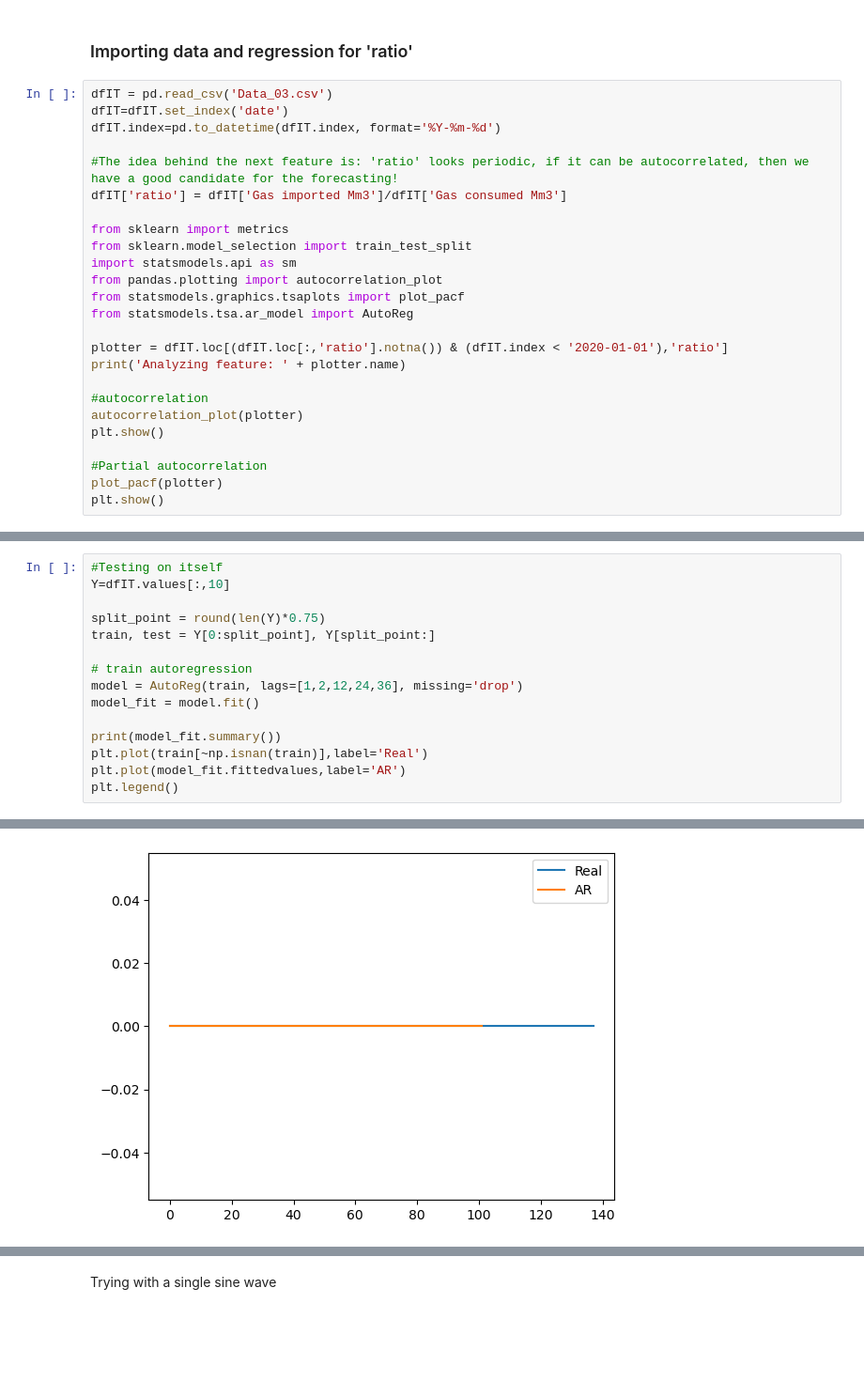
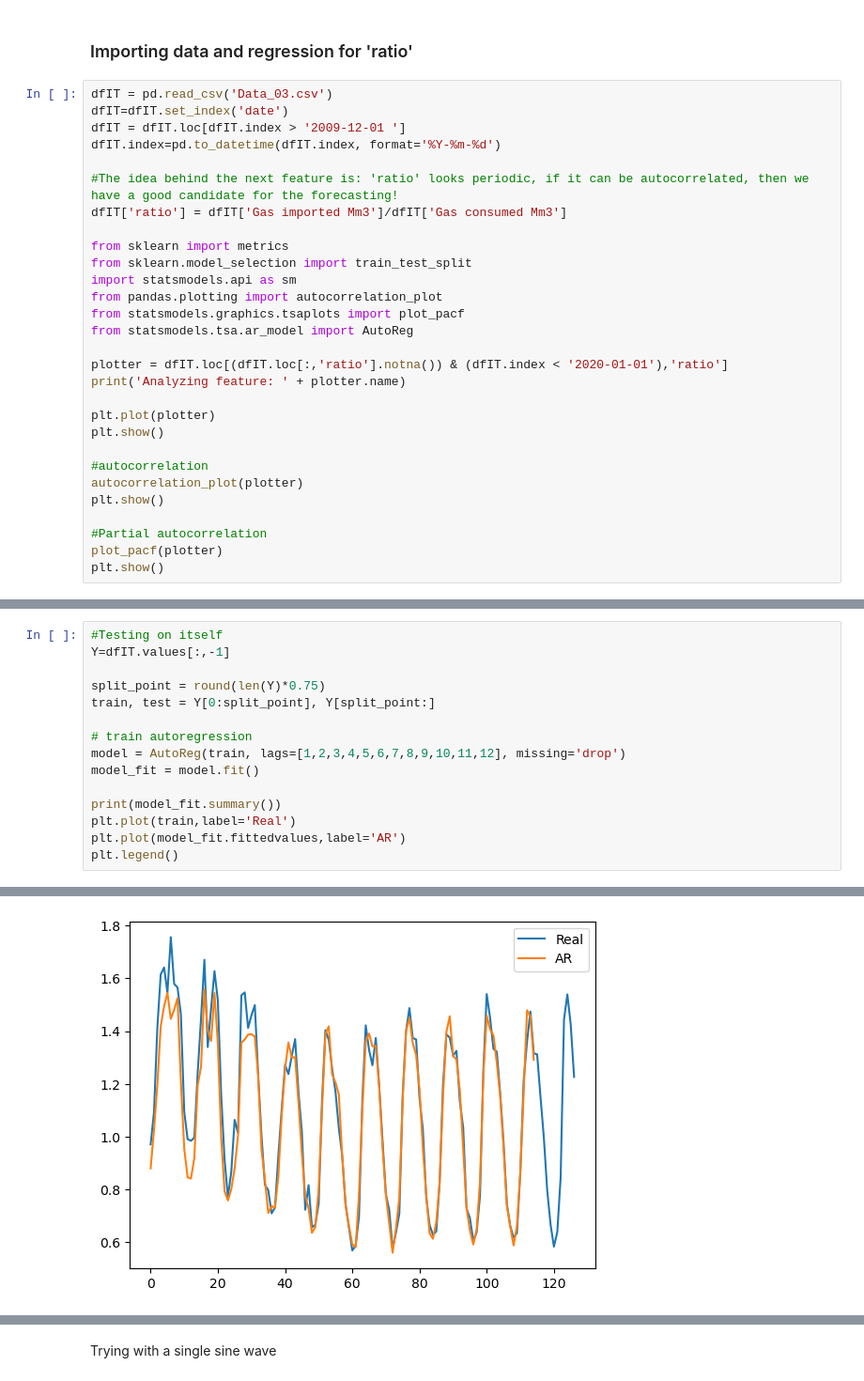
Before and after one commit to gaya22/Project_3_SEne, a Jupyter notebook: 04_feature_selection.ipynb, the cells around one changed output, grey strips where cells are left out. Shown at 94% size. Saved outputs shown, nothing was run; the diff lists cells and outputs as text; blank space fills up the shorter version.

```diff
--- a/04_feature_selection.ipynb
+++ b/04_feature_selection.ipynb
@@ -18,6 +18,7 @@ From the previous analysis, we know that gas consumption and gas stocks are peri
 # %%
 dfIT = pd.read_csv('Data_03.csv')
 dfIT=dfIT.set_index('date')
+dfIT = dfIT.loc[dfIT.index > '2009-12-01 ']
 dfIT.index=pd.to_datetime(dfIT.index, format='%Y-%m-%d')
 
 #The idea behind the next feature is: 'ratio' looks periodic, if it can be autocorrelated, then we have a good candidate for the forecasting!
@@ -33,6 +34,9 @@ from statsmodels.tsa.ar_model import AutoReg
 plotter = dfIT.loc[(dfIT.loc[:,'ratio'].notna()) & (dfIT.index < '2020-01-01'),'ratio']
 print('Analyzing feature: ' + plotter.name)
 
+plt.plot(plotter)
+plt.show()
+
 #autocorrelation
 autocorrelation_plot(plotter)
 plt.show()
@@ -47,16 +54,16 @@ Analyzing feature: ratio
 # %%
 #Testing on itself
-Y=dfIT.values[:,10]
+Y=dfIT.values[:,-1]
 
 split_point = round(len(Y)*0.75)
 train, test = Y[0:split_point], Y[split_point:]
 
 # train autoregression
-model = AutoReg(train, lags=[1,2,12,24,36], missing='drop')
+model = AutoReg(train, lags=[1,2,3,4,5,6,7,8,9,10,11,12], missing='drop')
 model_fit = model.fit()
 
 print(model_fit.summary())
-plt.plot(train[~np.isnan(train)],label='Real')
+plt.plot(train,label='Real')
 plt.plot(model_fit.fittedvalues,label='AR')
 plt.legend()
 # %% [output]
@@ -79,3 +86,3 @@ AR.36               inf           +0.0000j               inf            0.0000
 ------------------------------------------------------------------------------
 <matplotlib.legend.Legend at 0x...>
-[figure, old version]
+[figure, new version]
```
Also changed, not shown: parts of 11 cells of this notebook.
